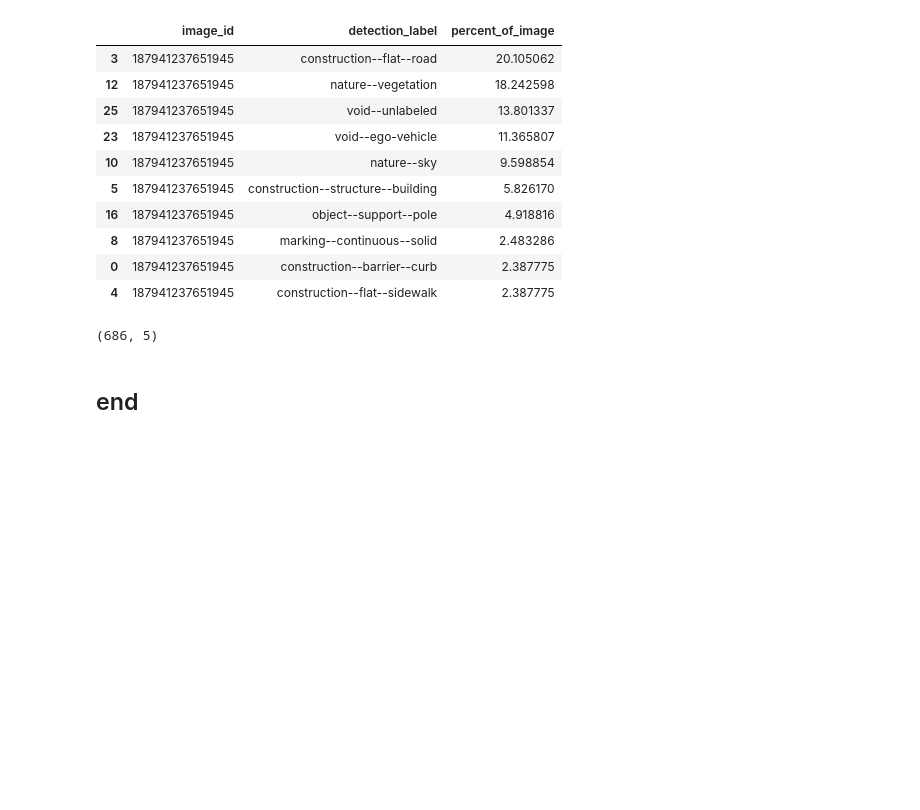
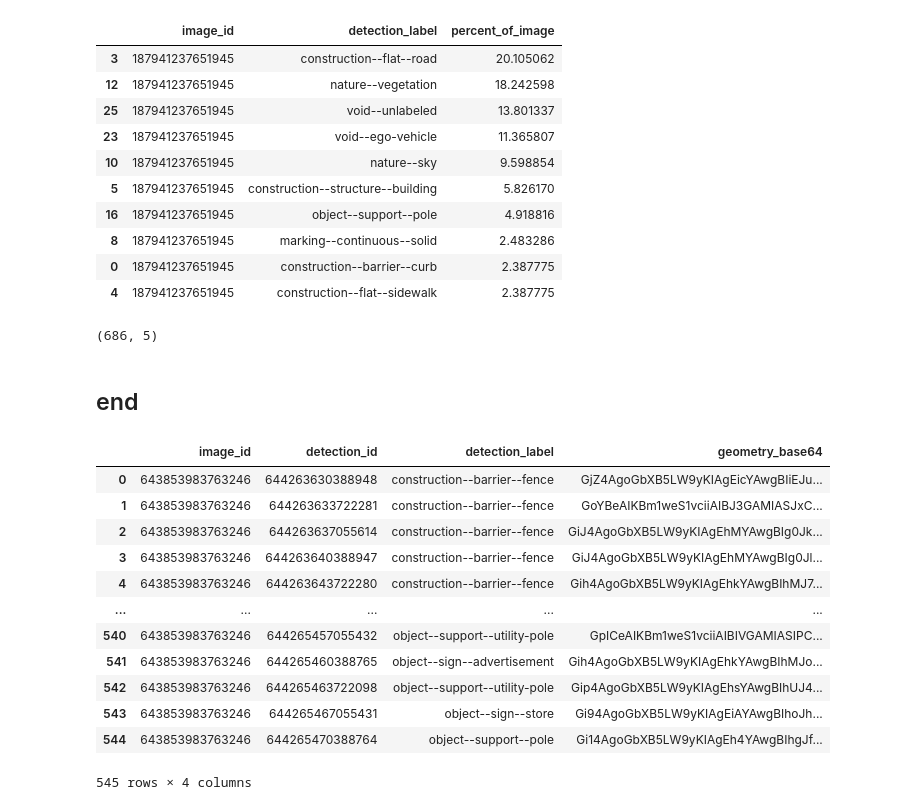
Before and after one commit to ericfrench2015/geo_image_experiments, a Jupyter notebook: notebooks/mapillary_experiments/utility_show_detections_on_image.ipynb, the cells around one changed output. Drawn from its saved outputs; the diff is of its cells as text; code cells hidden in the pictures; blank space fills up the shorter version.

```diff
--- a/notebooks/mapillary_experiments/utility_show_detections_on_image.ipynb
+++ b/notebooks/mapillary_experiments/utility_show_detections_on_image.ipynb
@@ -171,6 +173,22 @@ df_detections[df_detections['filter_out'] == False].shape
 (686, 5)
 # %% [markdown]
 ## end
+# %%
+df_detections[df_detections.detection_label == '']
+# %% [output]
+|  | image_id | detection_id | detection_label | geometry_base64 |
+| 0 | 643853983763246 | 644263630388948 | construction--barrier--fence | GjZ4AgoGbXB5LW9yKIAgEicYAwgBIiEJu... |
+| 1 | 643853983763246 | 644263633722281 | construction--barrier--fence | GoYBeAIKBm1weS1vciiAIBJ3GAMIASJxC... |
+| 2 | 643853983763246 | 644263637055614 | construction--barrier--fence | GiJ4AgoGbXB5LW9yKIAgEhMYAwgBIg0Jk... |
+| 3 | 643853983763246 | 644263640388947 | construction--barrier--fence | GiJ4AgoGbXB5LW9yKIAgEhMYAwgBIg0Jl... |
+| 4 | 643853983763246 | 644263643722280 | construction--barrier--fence | Gih4AgoGbXB5LW9yKIAgEhkYAwgBIhMJ7... |
+| ... | ... | ... | ... | ... |
+| 540 | 643853983763246 | 644265457055432 | object--support--utility-pole | GpICeAIKBm1weS1vciiAIBIVGAMIASIPC... |
+| 541 | 643853983763246 | 644265460388765 | object--sign--advertisement | Gih4AgoGbXB5LW9yKIAgEhkYAwgBIhMJo... |
+| 542 | 643853983763246 | 644265463722098 | object--support--utility-pole | Gip4AgoGbXB5LW9yKIAgEhsYAwgBIhUJ4... |
+| 543 | 643853983763246 | 644265467055431 | object--sign--store | Gi94AgoGbXB5LW9yKIAgEiAYAwgBIhoJh... |
+| 544 | 643853983763246 | 644265470388764 | object--support--pole | Gi14AgoGbXB5LW9yKIAgEh4YAwgBIhgJf... |
+545 rows × 4 columns
 # %%
 import numpy as np
 from shapely.geometry import Polygon
```
Also changed, not shown: parts of 6 cells of this notebook, 11 other files.
